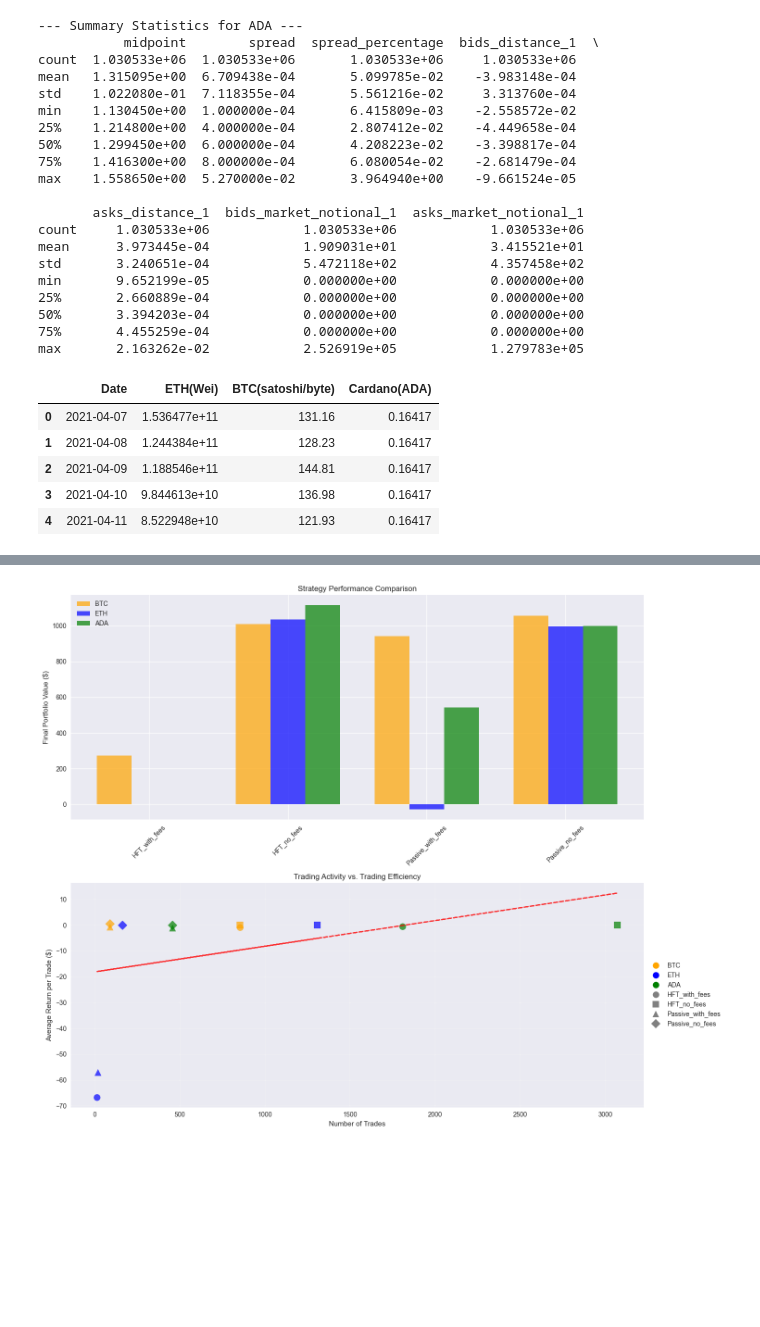
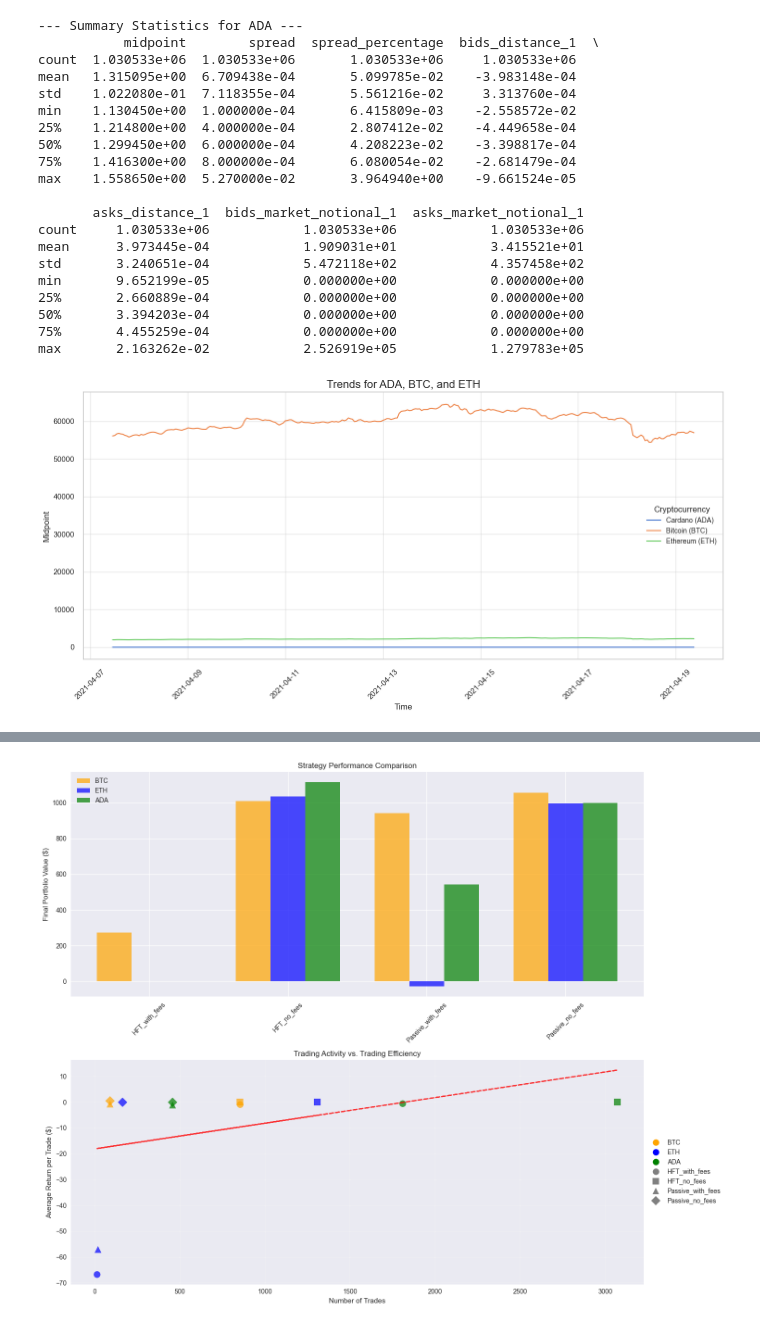
Before and after one commit to andreaonorato/Transaction-Cost-Analysis-in-High-Frequency-Trading, a Jupyter notebook: Data_Preprocessing.ipynb, the cells around one changed output, grey strips where cells are left out. Drawn from its saved outputs; the diff is of its cells as text; code cells hidden in the pictures; blank space fills up the shorter version.

Commit message:
Adding crypto trends+small fixes

```diff
--- a/Data_Preprocessing.ipynb
+++ b/Data_Preprocessing.ipynb
@@ -214,18 +214,47 @@ min       9.652199e-05            0.000000e+00            0.000000e+00
 50%       3.394203e-04            0.000000e+00            0.000000e+00
 75%       4.455259e-04            0.000000e+00            0.000000e+00
 max       2.163262e-02            2.526919e+05            1.279783e+05
+# %%
+import pandas as pd
+import matplotlib.pyplot as plt
+
+# Function to process and resample data
+def process_dataframe(df, label):
+    df['system_time'] = pd.to_datetime(df['system_time'])  # Ensure datetime format
+    df.set_index('system_time', inplace=True)  # Set time as the index
+    resampled_df = df['midpoint'].resample('H').mean()  # Resample to hourly average
+    return resampled_df, label
+
+# Process the dataframes
+ada_midpoint, ada_label = process_dataframe(ada_combined.copy(deep=True), 'Cardano (ADA)')
+btc_midpoint, btc_label = process_dataframe(btc_combined.copy(deep=True), 'Bitcoin (BTC)')
+eth_midpoint, eth_label = process_dataframe(eth_combined.copy(deep=True), 'Ethereum (ETH)')
+
+# Plotting
+plt.figure(figsize=(14, 7))
+
+# Plot each midpoint trend
+plt.plot(ada_midpoint.index, ada_midpoint, label=ada_label, linestyle='-', marker=None)
+plt.plot(btc_midpoint.index, btc_midpoint, label=btc_label, linestyle='-', marker=None)
+plt.plot(eth_midpoint.index, eth_midpoint, label=eth_label, linestyle='-', marker=None)
+
+# Customizing the plot
+plt.title("Trends for ADA, BTC, and ETH", fontsize=16)
+plt.xlabel("Time", fontsize=12)
+plt.ylabel("Midpoint", fontsize=12)
+plt.grid(alpha=0.5)
+plt.legend(title="Cryptocurrency", fontsize=10)
+plt.xticks(rotation=45)
+plt.tight_layout()
+
+# Display the plot
+plt.show()
+# %% [output]
+[figure, added]
 # %%
-df_fees = pd.read_excel("data/Decentralized/Fees_ETH_BTC.xlsx" )
+df_fees = pd.read_excel("data/Decentralized/Fees_.xlsx" )
 # Convert the numeric columns to float
 df_fees['Date'] = pd.to_datetime(df_fees['Date']).dt.date
 df_fees["ETH(Wei)"] = df_fees["ETH(Wei)"].astype(float)
 df_fees["BTC(satoshi/byte)"] = df_fees["BTC(satoshi/byte)"].str.replace(",", ".").astype(float)
 df_fees["Cardano(ADA)"] = df_fees["Cardano(ADA)"].str.replace(",", ".").astype(float)
-df_fees.head()
-# %% [output]
-|  | Date | ETH(Wei) | BTC(satoshi/byte) | Cardano(ADA) |
-| 0 | 2021-04-07 | 1.536477e+11 | 131.16 | 0.16417 |
-| 1 | 2021-04-08 | 1.244384e+11 | 128.23 | 0.16417 |
-| 2 | 2021-04-09 | 1.188546e+11 | 144.81 | 0.16417 |
-| 3 | 2021-04-10 | 9.844613e+10 | 136.98 | 0.16417 |
-| 4 | 2021-04-11 | 8.522948e+10 | 121.93 | 0.16417 |
```
Also changed, not shown: parts of 2 cells of this notebook, 2 other files.
